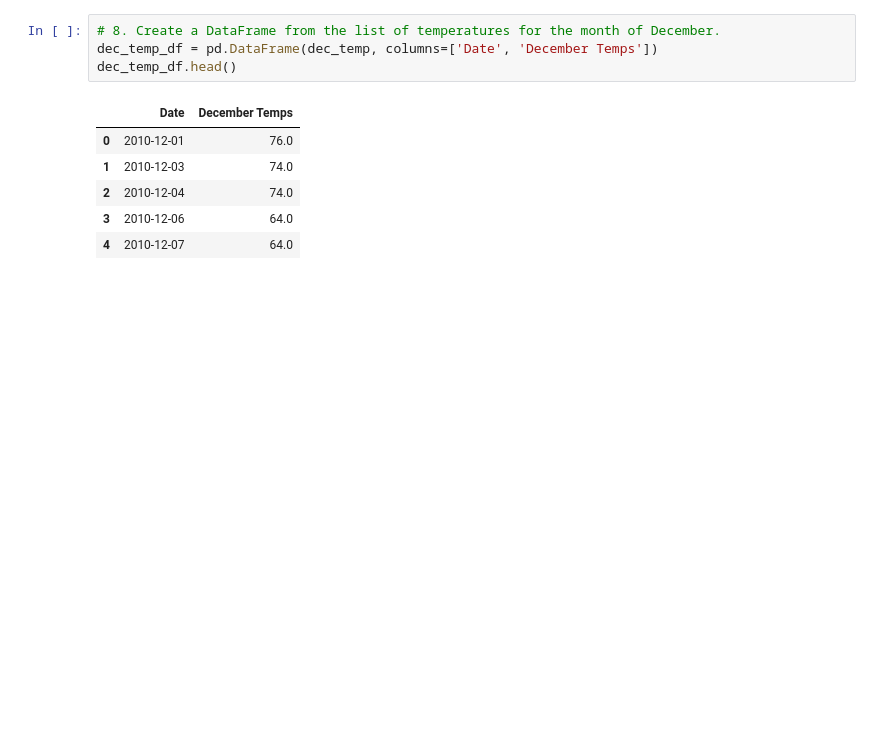
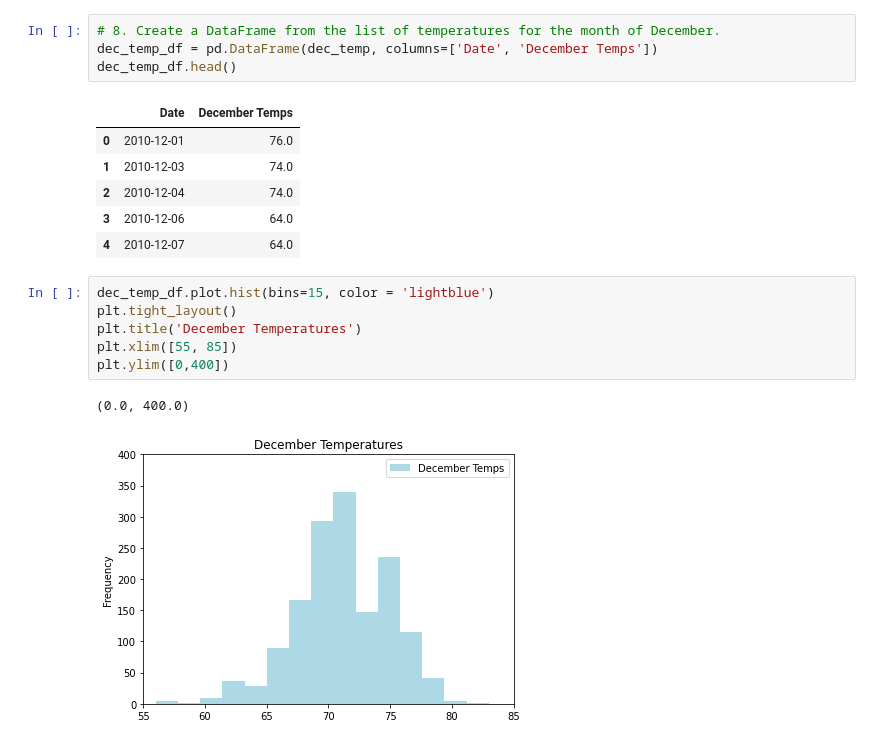
Before and after one commit to ramya-ramamur/surfs_up, a Jupyter notebook: SurfsUp_Challenge.ipynb, the cells around one changed output. Drawn from its saved outputs; the diff is of its cells as text; blank space fills up the shorter version.

```diff
--- a/SurfsUp_Challenge.ipynb
+++ b/SurfsUp_Challenge.ipynb
@@ -81,5 +92,14 @@ dec_temp_df.head()
 | 2 | 2010-12-04 | 74.0 |
 | 3 | 2010-12-06 | 64.0 |
 | 4 | 2010-12-07 | 64.0 |
+# %%
+dec_temp_df.plot.hist(bins=15, color = 'lightblue')
+plt.tight_layout()
+plt.title('December Temperatures')
+plt.xlim([55, 85])
+plt.ylim([0,400])
+# %% [output]
+(0.0, 400.0)
+[figure, added]
 # %%
 # 9. Calculate and print out the summary statistics for the Decemeber temperature DataFrame.
```
Also changed, not shown: parts of 8 cells of this notebook.
